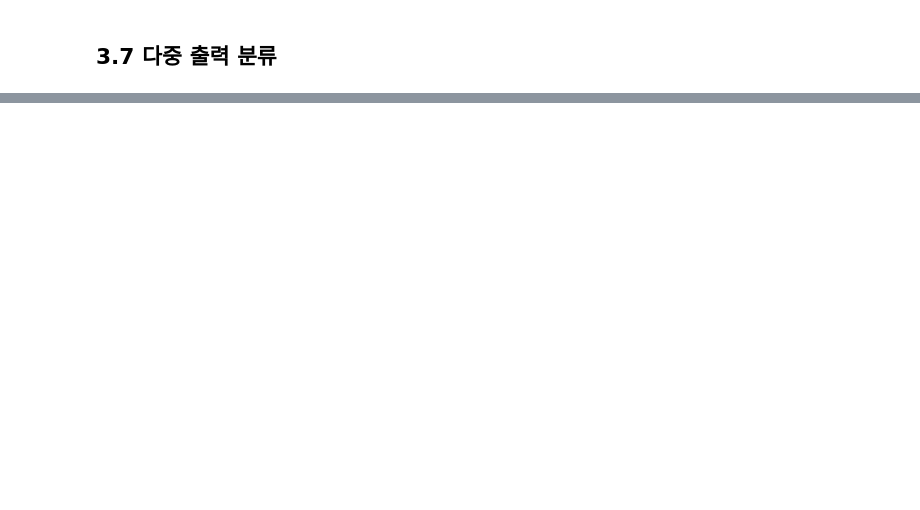
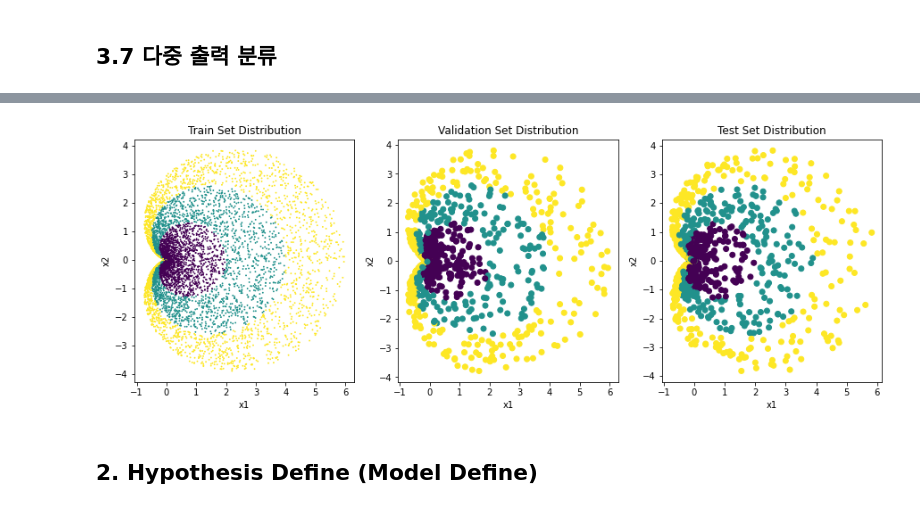
Before and after one commit to wooluck-98/DeepLearning_Study, a Jupyter notebook: StudyCode/1_Classification.ipynb, the cells around one changed output, grey strips where cells are left out. Saved outputs shown, nothing was run; the diff lists cells and outputs as text; code cells hidden in the pictures; blank space fills up the shorter version.

```diff
--- a/StudyCode/1_Classification.ipynb
+++ b/StudyCode/1_Classification.ipynb
@@ -439,0 +367,47 @@ plot_digit(clean_digit)
+# %%
+%matplotlib inline
+
+import numpy as np
+import matplotlib.pyplot as plt
+
+
+# ====== Generating Dataset ====== #
+r = np.random.rand(10000)*3
+theta = np.random.rand(10000)*2*np.pi
+y = r.astype(int)
+r = r * (np.cos(theta) + 1)
+x1 = r * np.cos(theta)
+x2 = r * np.sin(theta)
+X = np.array([x1, x2]).T
+
+# ====== Split Dataset into Train, Validation, Test ======#
+train_X, train_y = X[:8000, :], y[:8000]
+val_X, val_y = X[8000:9000, :], y[8000:9000]
+test_X, test_y = X[9000:, :], y[9000:]
+
+# ====== Visualize Each Dataset ====== #
+fig = plt.figure(figsize=(15,5))
+ax1 = fig.add_subplot(1, 3, 1)
+ax1.scatter(train_X[:, 0], train_X[:, 1], c=train_y, s=0.7)
+ax1.set_xlabel('x1')
+ax1.set_ylabel('x2')
+ax1.set_title('Train Set Distribution')
+
+
+ax2 = fig.add_subplot(1, 3, 2)
+ax2.scatter(val_X[:, 0], val_X[:, 1], c=val_y)
+ax2.set_xlabel('x1')
+ax2.set_ylabel('x2')
+ax2.set_title('Validation Set Distribution')
+
+ax3 = fig.add_subplot(1, 3, 3)
+ax3.scatter(test_X[:, 0], test_X[:, 1], c=test_y)
+ax3.set_xlabel('x1')
+ax3.set_ylabel('x2')
+ax3.set_title('Test Set Distribution')
+
+plt.show()
+# %% [output]
+[figure, added]
+# %% [markdown]
+## 2. Hypothesis Define (Model Define)
```
Also changed, not shown: parts of 54 cells of this notebook.
